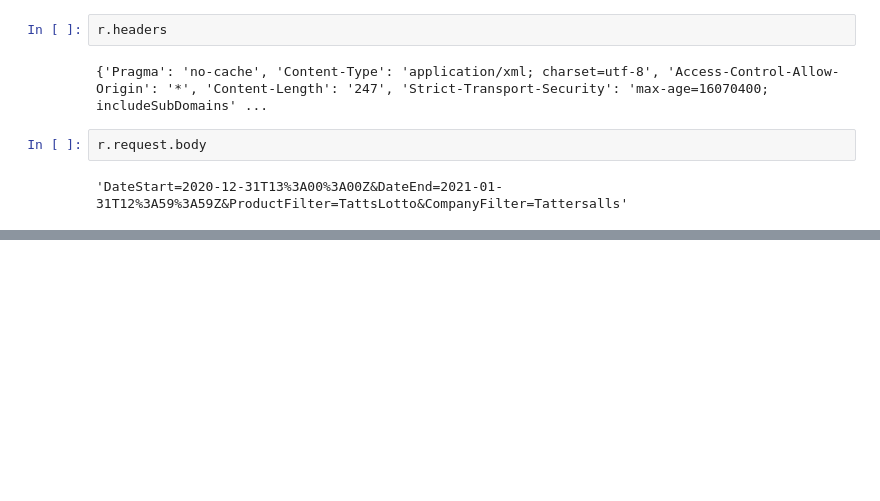
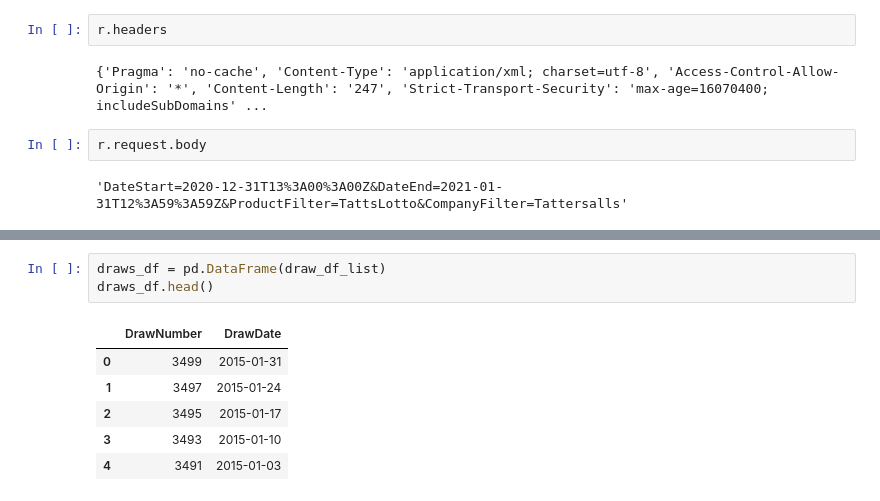
Before and after one commit to james-pearce/lotto, a Jupyter notebook: 001-web-scraping.ipynb, the cells around one changed output, grey strips where cells are left out. Saved outputs shown, nothing was run; the diff lists cells and outputs as text; blank space fills up the shorter version.

```diff
--- a/001-web-scraping.ipynb
+++ b/001-web-scraping.ipynb
@@ -180,0 +320,10 @@ r.text
+# %%
+draws_df = pd.DataFrame(draw_df_list)
+draws_df.head()
+# %% [output]
+|  | DrawNumber | DrawDate |
+| 0 | 3499 | 2015-01-31 |
+| 1 | 3497 | 2015-01-24 |
+| 2 | 3495 | 2015-01-17 |
+| 3 | 3493 | 2015-01-10 |
+| 4 | 3491 | 2015-01-03 |
```
Also changed, not shown: parts of 22 cells of this notebook, 3 other files.
